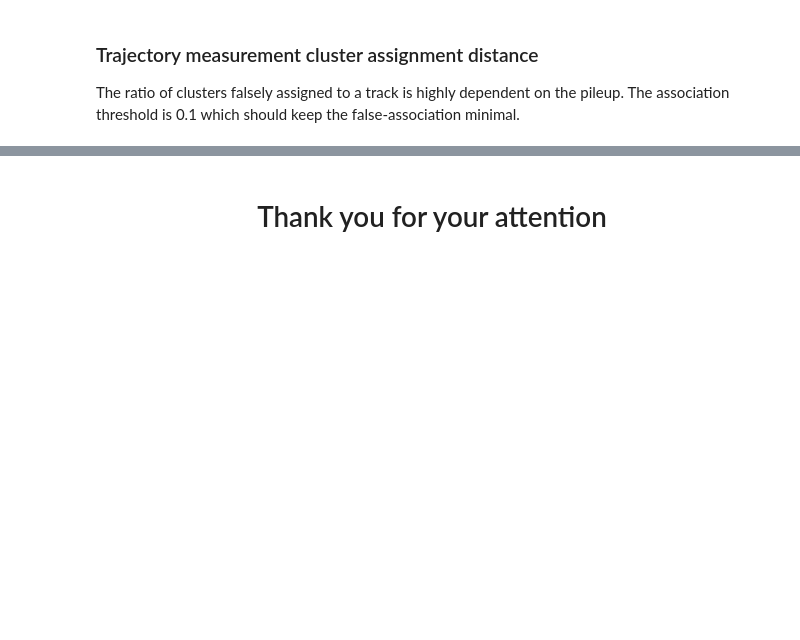
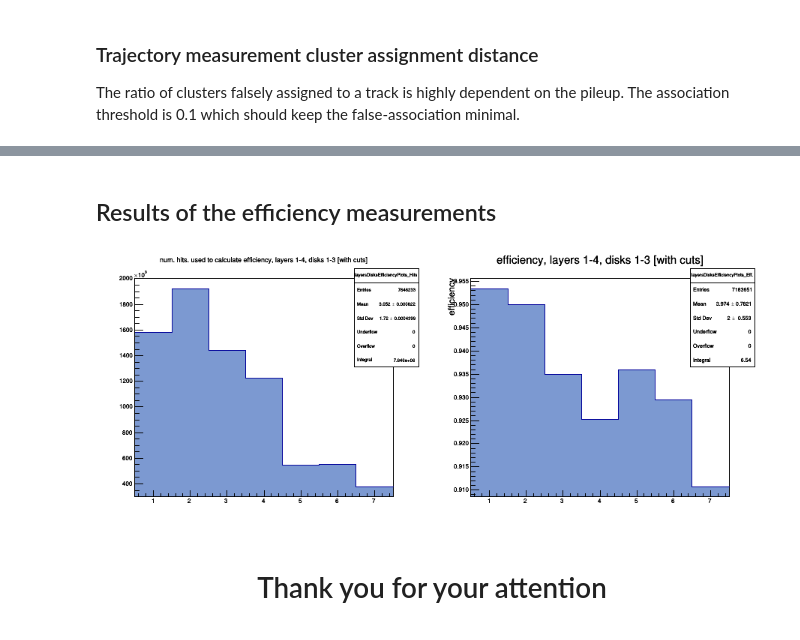
Before and after one commit to hunyadix/PhaseIEfficiencyPlotter, a Jupyter notebook: ipynb/Phase-I Pixel detector - Efficiency measurements.ipynb, the cells around one changed output, grey strips where cells are left out. Cells and saved outputs as stored; diff of their text form; code cells hidden in the pictures; blank space fills up the shorter version.

```diff
--- a/ipynb/Phase-I Pixel detector - Efficiency measurements.ipynb
+++ b/ipynb/Phase-I Pixel detector - Efficiency measurements.ipynb
@@ -496,2 +496,12 @@ canvases[0].Draw()
+# %% [markdown]
+## Results of the efficiency measurements
+# %%
+canvases = renderToCanvases("efficiencyMeasurementsCanvas", "Efficiency measurements", 900, 400,
+    mainDir.GetTitle() + "/" + "layersDisksEfficiencyPlots",
+    ["layersDisksEfficiencyPlots_Hits",
+    "layersDisksEfficiencyPlots_Eff.",])
+canvases[0].Draw()
+# %% [output]
+[figure, added]
 # %% [markdown]
 <center><h1> Thank you for your attention </h1></center>
```
Also changed, not shown: parts of 1 cell of this notebook, 4 other files.
